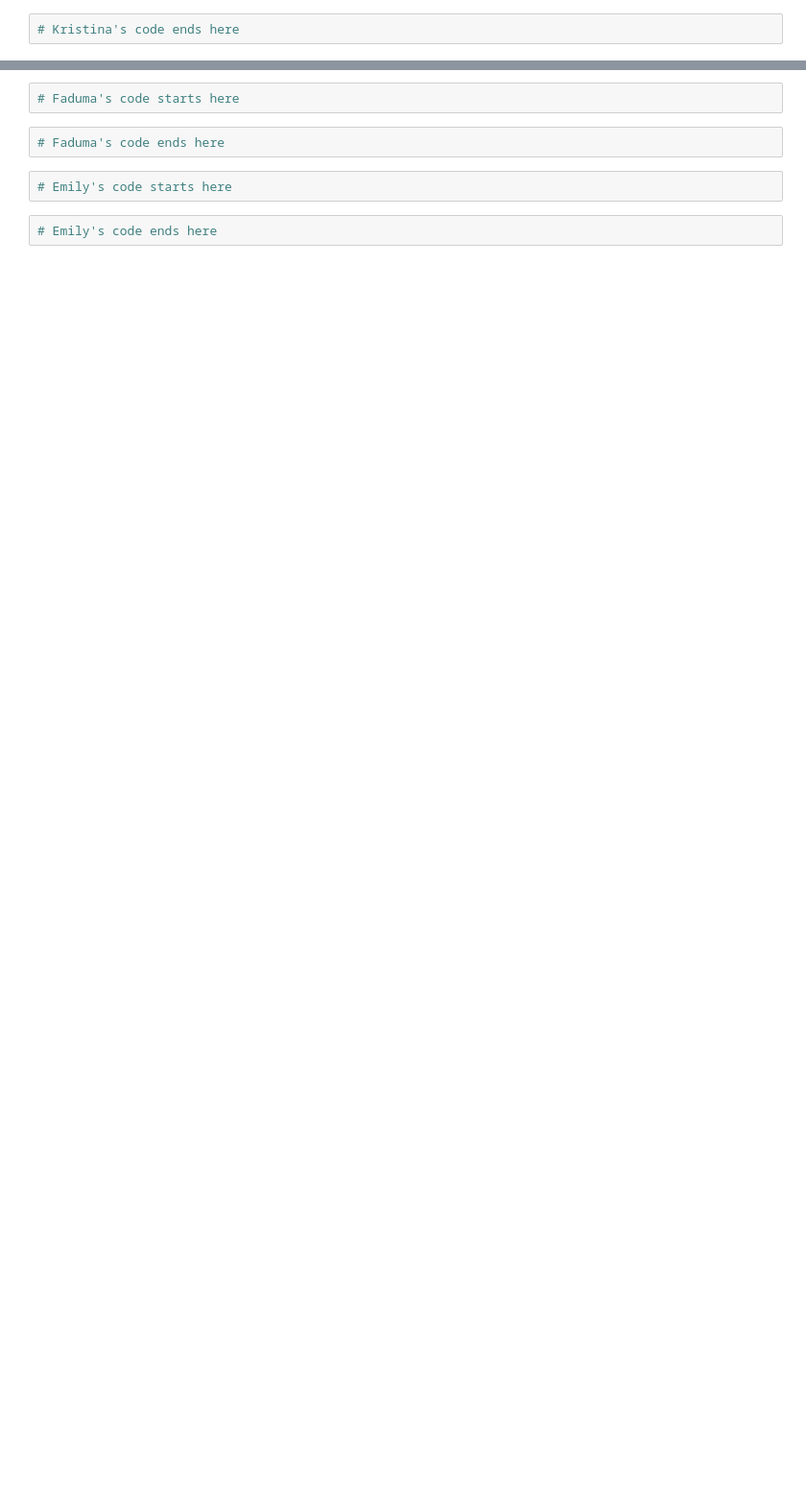
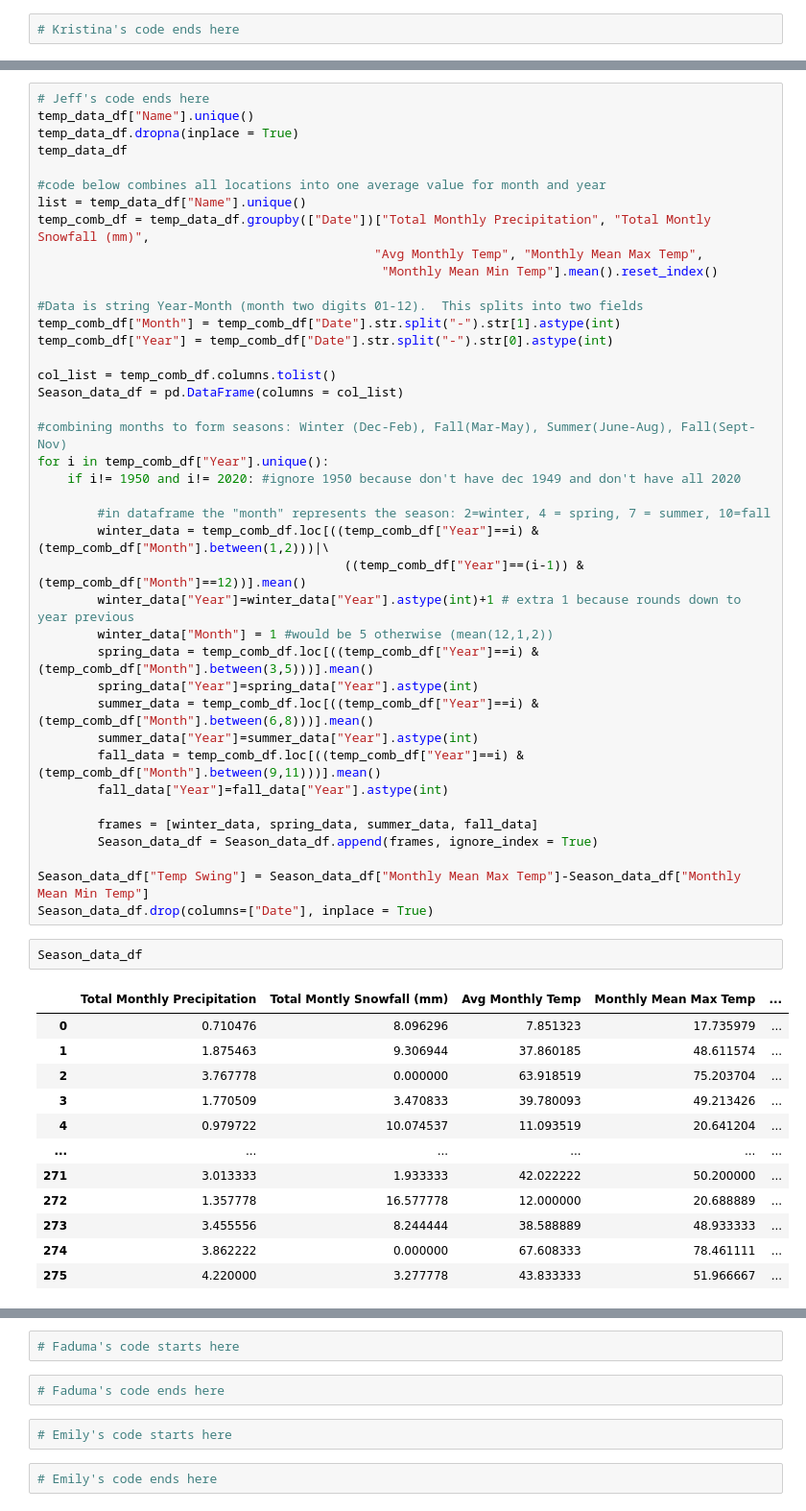
Before and after one commit to emilyfrels/project-1, a Jupyter notebook: analysis.ipynb, the cells around one changed output, grey strips where cells are left out. Shown at 96% size. Cells and saved outputs as stored; diff of their text form; blank space fills up the shorter version.

```diff
--- a/analysis.ipynb
+++ b/analysis.ipynb
@@ -17,0 +56,55 @@ storm_data
+# %%
+# Jeff's code ends here
+temp_data_df["Name"].unique()
+temp_data_df.dropna(inplace = True)
+temp_data_df
+
+#code below combines all locations into one average value for month and year
+list = temp_data_df["Name"].unique()
+temp_comb_df = temp_data_df.groupby(["Date"])["Total Monthly Precipitation", "Total Montly Snowfall (mm)",
+                                             "Avg Monthly Temp", "Monthly Mean Max Temp",
+                                              "Monthly Mean Min Temp"].mean().reset_index()
+
+#Data is string Year-Month (month two digits 01-12).  This splits into two fields
+temp_comb_df["Month"] = temp_comb_df["Date"].str.split("-").str[1].astype(int)
+temp_comb_df["Year"] = temp_comb_df["Date"].str.split("-").str[0].astype(int)
+
+col_list = temp_comb_df.columns.tolist()
+Season_data_df = pd.DataFrame(columns = col_list)
+
+#combining months to form seasons: Winter (Dec-Feb), Fall(Mar-May), Summer(June-Aug), Fall(Sept-Nov)
+for i in temp_comb_df["Year"].unique():
+    if i!= 1950 and i!= 2020: #ignore 1950 because don't have dec 1949 and don't have all 2020
+
+        #in dataframe the "month" represents the season: 2=winter, 4 = spring, 7 = summer, 10=fall
+        winter_data = temp_comb_df.loc[((temp_comb_df["Year"]==i) & (temp_comb_df["Month"].between(1,2)))|\
+                                         ((temp_comb_df["Year"]==(i-1)) & (temp_comb_df["Month"]==12))].mean()
+        winter_data["Year"]=winter_data["Year"].astype(int)+1 # extra 1 because rounds down to year previous
+        winter_data["Month"] = 1 #would be 5 otherwise (mean(12,1,2))
+        spring_data = temp_comb_df.loc[((temp_comb_df["Year"]==i) & (temp_comb_df["Month"].between(3,5)))].mean()
+        spring_data["Year"]=spring_data["Year"].astype(int)
+        summer_data = temp_comb_df.loc[((temp_comb_df["Year"]==i) & (temp_comb_df["Month"].between(6,8)))].mean()
+        summer_data["Year"]=summer_data["Year"].astype(int)
+        fall_data = temp_comb_df.loc[((temp_comb_df["Year"]==i) & (temp_comb_df["Month"].between(9,11)))].mean()
+        fall_data["Year"]=fall_data["Year"].astype(int)
+
+        frames = [winter_data, spring_data, summer_data, fall_data]
+        Season_data_df = Season_data_df.append(frames, ignore_index = True)
+
+Season_data_df["Temp Swing"] = Season_data_df["Monthly Mean Max Temp"]-Season_data_df["Monthly Mean Min Temp"]
+Season_data_df.drop(columns=["Date"], inplace = True)
+# %%
+Season_data_df
+# %% [output]
+|  | Total Monthly Precipitation | Total Montly Snowfall (mm) | Avg Monthly Temp | Monthly Mean Max Temp | ... |
+| 0 | 0.710476 | 8.096296 | 7.851323 | 17.735979 | ... |
+| 1 | 1.875463 | 9.306944 | 37.860185 | 48.611574 | ... |
+| 2 | 3.767778 | 0.000000 | 63.918519 | 75.203704 | ... |
+| 3 | 1.770509 | 3.470833 | 39.780093 | 49.213426 | ... |
+| 4 | 0.979722 | 10.074537 | 11.093519 | 20.641204 | ... |
+| ... | ... | ... | ... | ... | ... |
+| 271 | 3.013333 | 1.933333 | 42.022222 | 50.200000 | ... |
+| 272 | 1.357778 | 16.577778 | 12.000000 | 20.688889 | ... |
+| 273 | 3.455556 | 8.244444 | 38.588889 | 48.933333 | ... |
+| 274 | 3.862222 | 0.000000 | 67.608333 | 78.461111 | ... |
+| 275 | 4.220000 | 3.277778 | 43.833333 | 51.966667 | ... |
```
Also changed, not shown: parts of 6 cells of this notebook.
